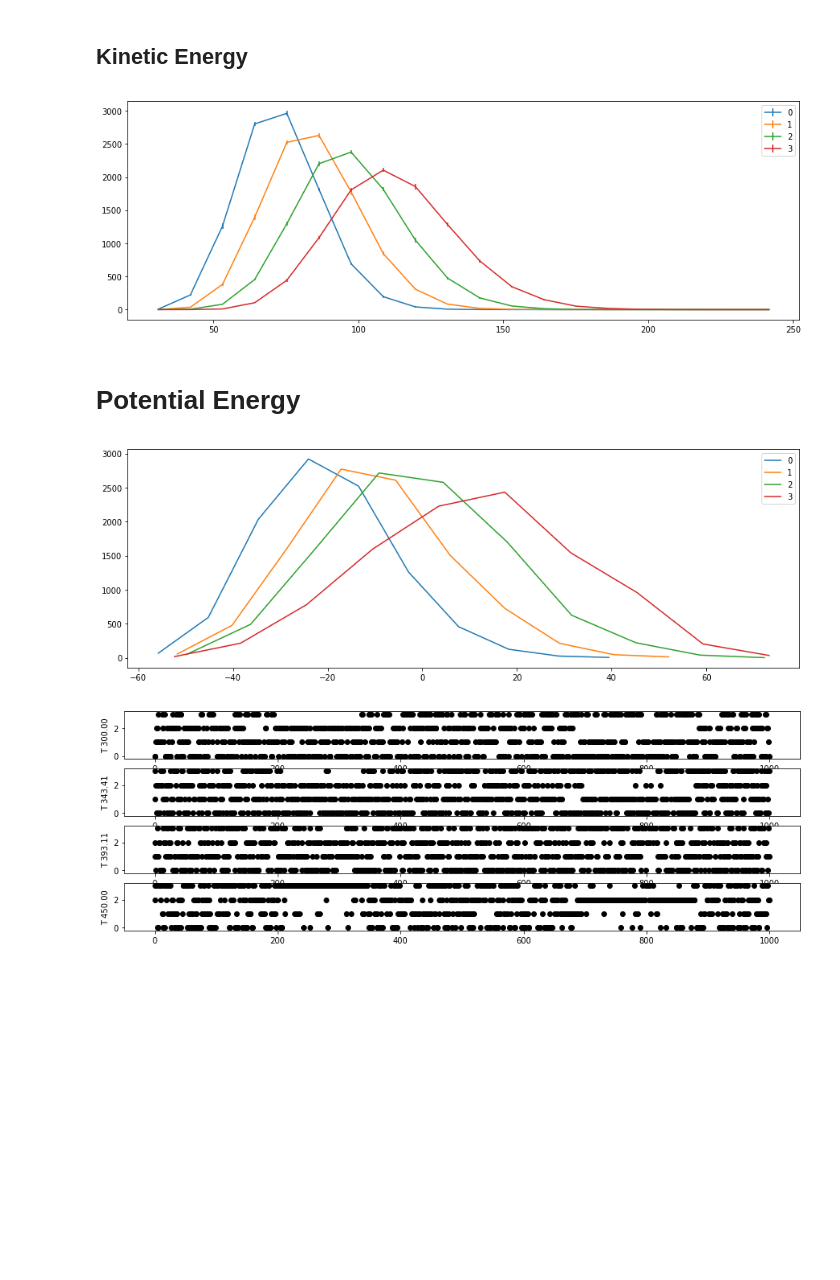
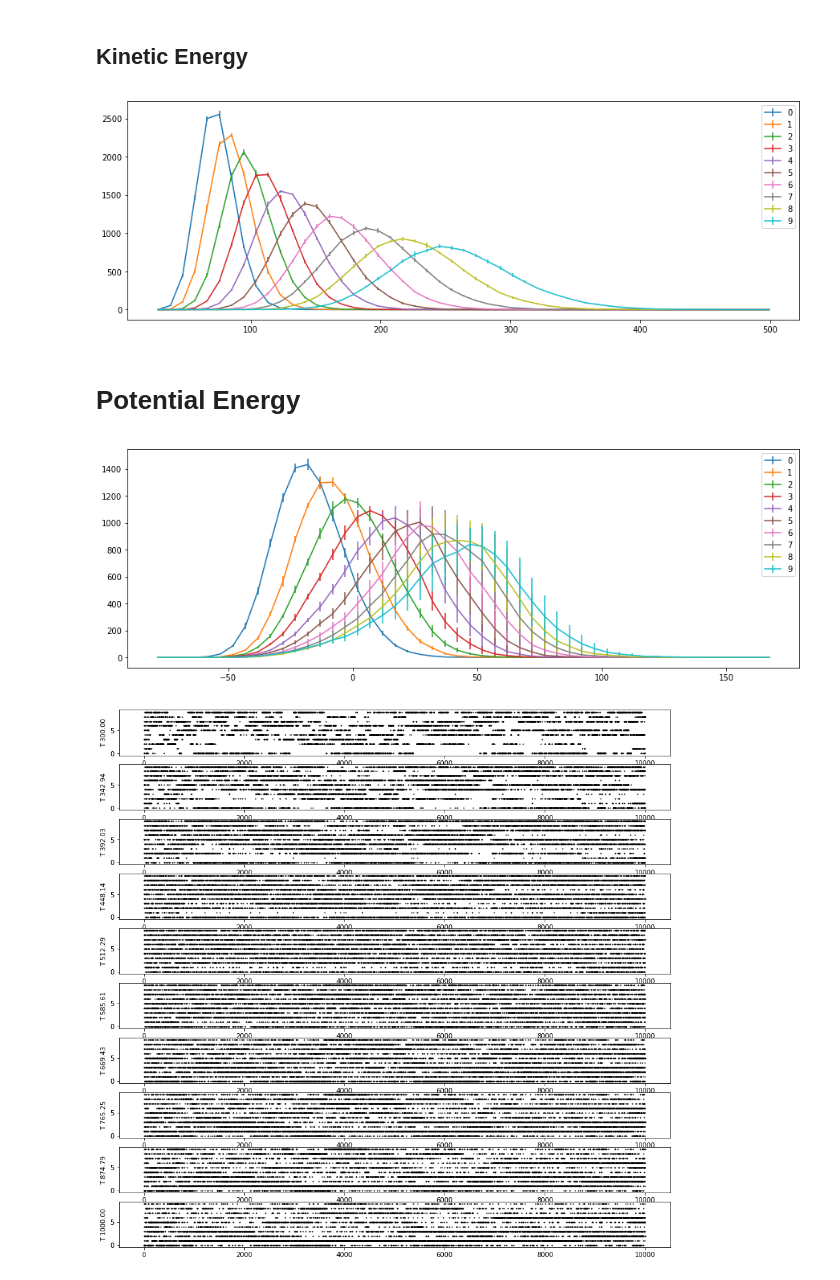
Before and after one commit to spirilaurentiu/Robosample, a Jupyter notebook: tools/rexz.ipynb, the cells around one changed output. Drawn from its saved outputs; the diff is of its cells as text; code cells hidden in the pictures; blank space fills up the shorter version.

```diff
--- a/tools/rexz.ipynb
+++ b/tools/rexz.ipynb
@@ -794,54 +1014,72 @@ def thermoStatesHistogram(data, worldIx, dataIx, nbins = 20, histRange = None):
 # %% [markdown]
 <h2> Kinetic Energy
 # %%
-regimen = RM
+regimen = TD
 repeat = 0
 
 # Kinetic energy
 worldIx = 0 # Full proposed KE is only in world 0
-nbins = 20
-(XAxis, KHistsAvg, KHistsStd) = thermoStatesHistogram(thermoStateD, worldIx, Ix_ke_prop, nbins = nbins)
+nbins = 51
+(XAxis, KHistsAvg, KHistsStd) = outDataHistogram(thermoStateD,
+    worldIx, Ix_ke_prop, regimen = [TD],
+    nbins = nbins)
 
+#print(KHistsAvg)
 
 plt.rcParams['figure.figsize'] = [15, 5]
 fig, axs = plt.subplots(1, 1)
-for k in range(nofReplicas):
+for k in range(0, nofReplicas):
     axs.errorbar(XAxis, KHistsAvg[k], yerr = KHistsStd[k], label = str(k))
+    #axs.set_xlim(0, 500)
 plt.legend()
 plt.show()
 # %% [output]
-[figure, old version]
+[figure, new version]
 # %% [markdown]
 <h1>  Potential Energy
 # %%
-regimen = RM
+regimen = TD
 repeat = 0
 
 # Potential energy
 worldIx = 0 # Full PE is only in world 0
-nbins = 20
-(XAxis, UHistsAvg, UHistsStd) = thermoStatesHistogram(thermoStateD, worldIx, Ix_pe_o, nbins = nbins)
+nbins = 50
+#[regimen, repeat, round, replica, worldIx, dataIx]
+(XAxis, UHistsAvg, UHistsStd) = outDataHistogram(thermoStateD[:,:,:,:,:,:],
+    worldIx, Ix_pe_o, regimen = [regimen],
+    nbins = nbins#, histRange = (600, 5000)
+    )
+
+#print(XAxis)
+#print(UHistsAvg)
 
 # Plot
+plt.rcParams['figure.figsize'] = [15, 5]
 fig, axs = plt.subplots(1, 1)
-for k in range(nofReplicas):
-    axs.plot(UHists[k][1][:-1], UHists[k][0], label = str(k))
+for k in range(0, nofReplicas):
+    #axs.plot(UHists[k][1][:-1], UHists[k][0], label = str(k))
+    axs.errorbar(XAxis, UHistsAvg[k], yerr = UHistsStd[k], label = str(k))
+    #axs.set_xlim(-1800, -1400)
+    #axs.set_ylim(0, 100)
+
 plt.legend()
 plt.show()
 # %% [output]
-[figure, old version]
+[figure, new version]
 # %%
-stride = 10
-plt.rcParams['figure.figsize'] = [15, 5]
-fig, axs = plt.subplots(4, 1)
+stride = 1
+plt.rcParams['figure.figsize'] = [15, 15]
+fig, axs = plt.subplots(nofReplicas, 1)
 for k in range(nofReplicas):
     #axs[k].plot(range(len(mix[regimen, repeat,:,k][::stride])), mix[regimen, repeat,:,k][::stride], color = 'black')
-    axs[k].scatter(range(len(mix[regimen, repeat,:,k][::stride])), mix[regimen, repeat,:,k][::stride], color = 'black')
+    axs[k].scatter(range(len(mix[regimen, repeat,:,k][::stride])),
+                   mix[regimen, repeat,:,k][::stride],
+                   s=1, color = 'black')
     axs[k].set_ylabel("T " + str("%.2f" % Ts[k]))
 
 plt.show()
 # %% [output]
-[figure, old version]
+[figure, new version]
 # %%
 fig, axs = plt.subplots(1, 1)
 stride = 100
```
Also changed, not shown: parts of 31 cells of this notebook.
